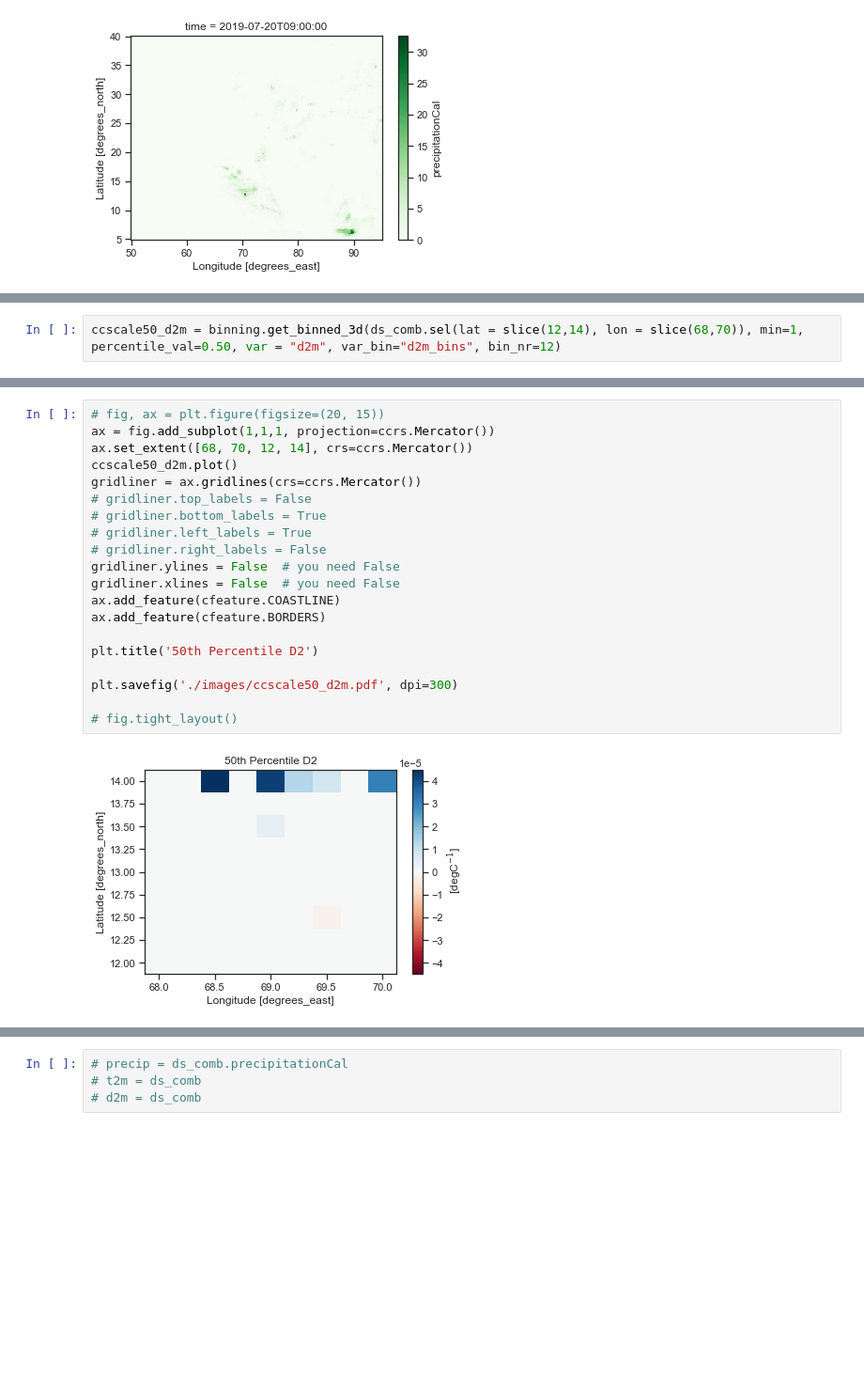
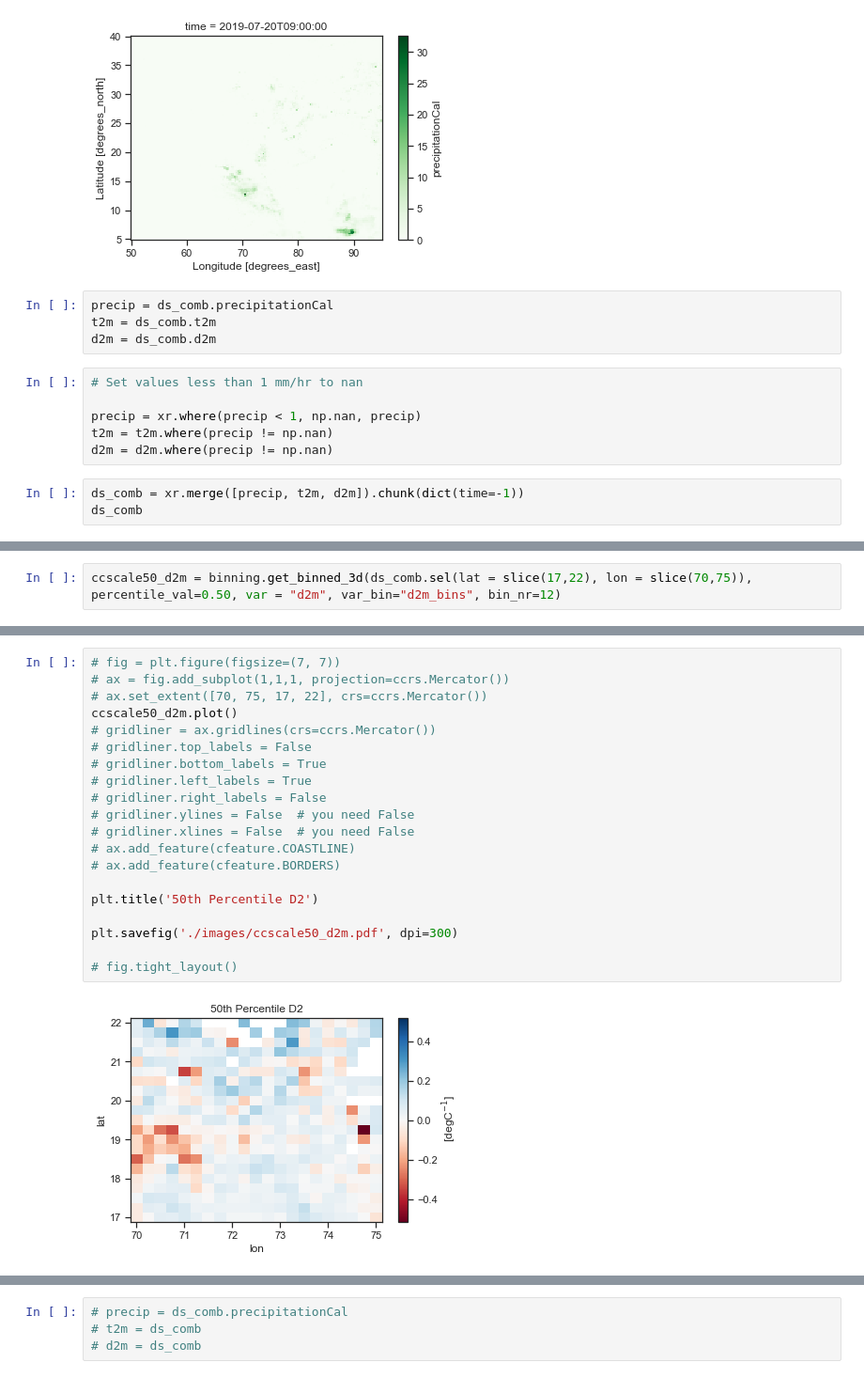
Before and after one commit to adisen99/msc_project, a Jupyter notebook: analysis01.ipynb, the cells around one changed output, grey strips where cells are left out. Shown at 94% size. Cells and saved outputs as stored; diff of their text form; blank space fills up the shorter version.

```diff
--- a/analysis01.ipynb
+++ b/analysis01.ipynb
@@ -49,3 +49,16 @@ ds_comb.precipitationCal.sel(time = "2019-07-20 09:00:00").plot()
 # %% [output]
 <matplotlib.collections.QuadMesh at 0x...>
 [figure]
+# %%
+precip = ds_comb.precipitationCal
+t2m = ds_comb.t2m
+d2m = ds_comb.d2m
+# %%
+# Set values less than 1 mm/hr to nan
+
+precip = xr.where(precip < 1, np.nan, precip)
+t2m = t2m.where(precip != np.nan)
+d2m = d2m.where(precip != np.nan)
+# %%
+ds_comb = xr.merge([precip, t2m, d2m]).chunk(dict(time=-1))
+ds_comb
@@ -104,4 +162,4 @@ ccscale50_t2m = binning.get_binned_3d(ds_comb.sel(lat = slice(12,14), lon = slic
 # %%
-ccscale50_d2m = binning.get_binned_3d(ds_comb.sel(lat = slice(12,14), lon = slice(68,70)), min=1, percentile_val=0.50, var = "d2m", var_bin="d2m_bins", bin_nr=12)
+ccscale50_d2m = binning.get_binned_3d(ds_comb.sel(lat = slice(17,22), lon = slice(70,75)), percentile_val=0.50, var = "d2m", var_bin="d2m_bins", bin_nr=12)
 # %%
 # fig, ax = plt.figure(figsize=(20, 15))
@@ -128,22 +186,22 @@ plt.savefig('./images/ccscale50_t2m.pdf', dpi=300)
 # %%
-# fig, ax = plt.figure(figsize=(20, 15))
-ax = fig.add_subplot(1,1,1, projection=ccrs.Mercator())
-ax.set_extent([68, 70, 12, 14], crs=ccrs.Mercator())
+# fig = plt.figure(figsize=(7, 7))
+# ax = fig.add_subplot(1,1,1, projection=ccrs.Mercator())
+# ax.set_extent([70, 75, 17, 22], crs=ccrs.Mercator())
 ccscale50_d2m.plot()
-gridliner = ax.gridlines(crs=ccrs.Mercator())
+# gridliner = ax.gridlines(crs=ccrs.Mercator())
 # gridliner.top_labels = False
 # gridliner.bottom_labels = True
 # gridliner.left_labels = True
 # gridliner.right_labels = False
-gridliner.ylines = False  # you need False
-gridliner.xlines = False  # you need False
-ax.add_feature(cfeature.COASTLINE)
-ax.add_feature(cfeature.BORDERS)
+# gridliner.ylines = False  # you need False
+# gridliner.xlines = False  # you need False
+# ax.add_feature(cfeature.COASTLINE)
+# ax.add_feature(cfeature.BORDERS)
 
 plt.title('50th Percentile D2')
 
 plt.savefig('./images/ccscale50_d2m.pdf', dpi=300)
 
 # fig.tight_layout()
 # %% [output]
-[figure, old version]
+[figure, new version]
```
Also changed, not shown: parts of 9 cells of this notebook, 1 other file.
